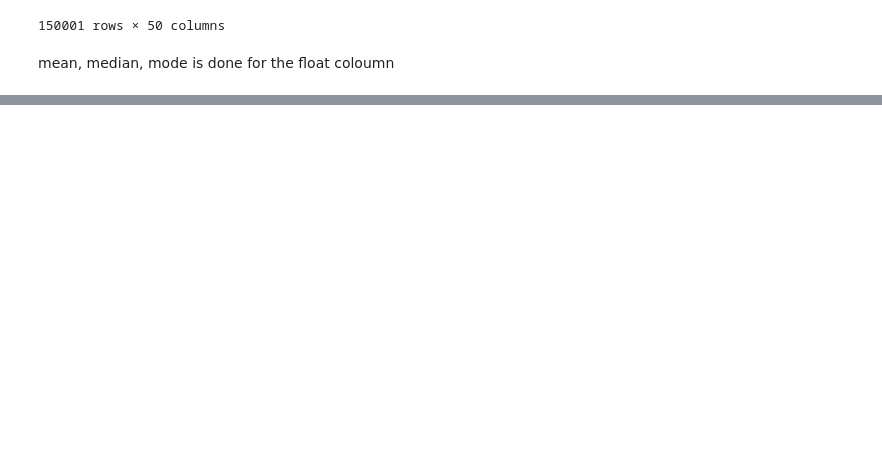
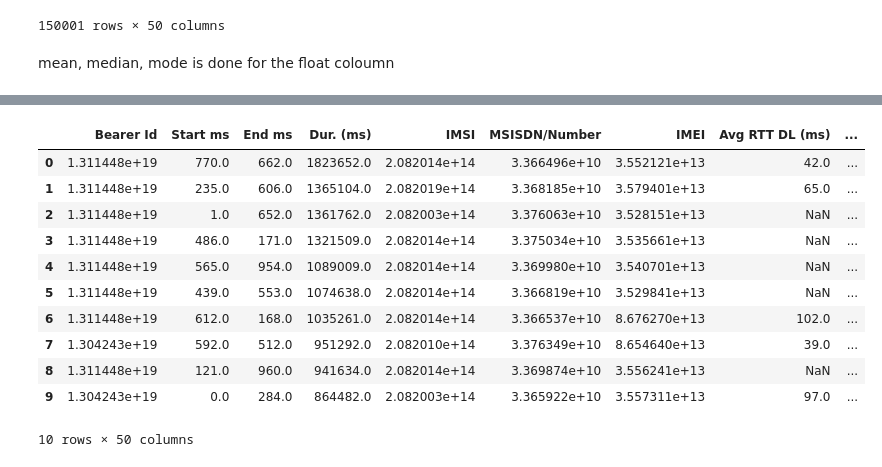
Before and after one commit to abrhamadddis/Week-1-User-Analytics-in-the-Telecommunication-Industry, a Jupyter notebook: connection/Basic_metric.ipynb, the cells around one changed output, grey strips where cells are left out. Saved outputs shown, nothing was run; the diff lists cells and outputs as text; code cells hidden in the pictures; blank space fills up the shorter version.

```diff
--- a/connection/Basic_metric.ipynb
+++ b/connection/Basic_metric.ipynb
@@ -49,0 +61,15 @@ results
+# %%
+float_data.head(10)
+# %% [output]
+|  | Bearer Id | Start ms | End ms | Dur. (ms) | IMSI | MSISDN/Number | IMEI | Avg RTT DL (ms) | ... |
+| 0 | 1.311448e+19 | 770.0 | 662.0 | 1823652.0 | 2.082014e+14 | 3.366496e+10 | 3.552121e+13 | 42.0 | ... |
+| 1 | 1.311448e+19 | 235.0 | 606.0 | 1365104.0 | 2.082019e+14 | 3.368185e+10 | 3.579401e+13 | 65.0 | ... |
+| 2 | 1.311448e+19 | 1.0 | 652.0 | 1361762.0 | 2.082003e+14 | 3.376063e+10 | 3.528151e+13 | NaN | ... |
+| 3 | 1.311448e+19 | 486.0 | 171.0 | 1321509.0 | 2.082014e+14 | 3.375034e+10 | 3.535661e+13 | NaN | ... |
+| 4 | 1.311448e+19 | 565.0 | 954.0 | 1089009.0 | 2.082014e+14 | 3.369980e+10 | 3.540701e+13 | NaN | ... |
+| 5 | 1.311448e+19 | 439.0 | 553.0 | 1074638.0 | 2.082014e+14 | 3.366819e+10 | 3.529841e+13 | NaN | ... |
+| 6 | 1.311448e+19 | 612.0 | 168.0 | 1035261.0 | 2.082014e+14 | 3.366537e+10 | 8.676270e+13 | 102.0 | ... |
+| 7 | 1.304243e+19 | 592.0 | 512.0 | 951292.0 | 2.082010e+14 | 3.376349e+10 | 8.654640e+13 | 39.0 | ... |
+| 8 | 1.311448e+19 | 121.0 | 960.0 | 941634.0 | 2.082014e+14 | 3.369874e+10 | 3.556241e+13 | NaN | ... |
+| 9 | 1.304243e+19 | 0.0 | 284.0 | 864482.0 | 2.082003e+14 | 3.365922e+10 | 3.557311e+13 | 97.0 | ... |
+10 rows × 50 columns
```
Also changed, not shown: parts of 5 cells of this notebook.
